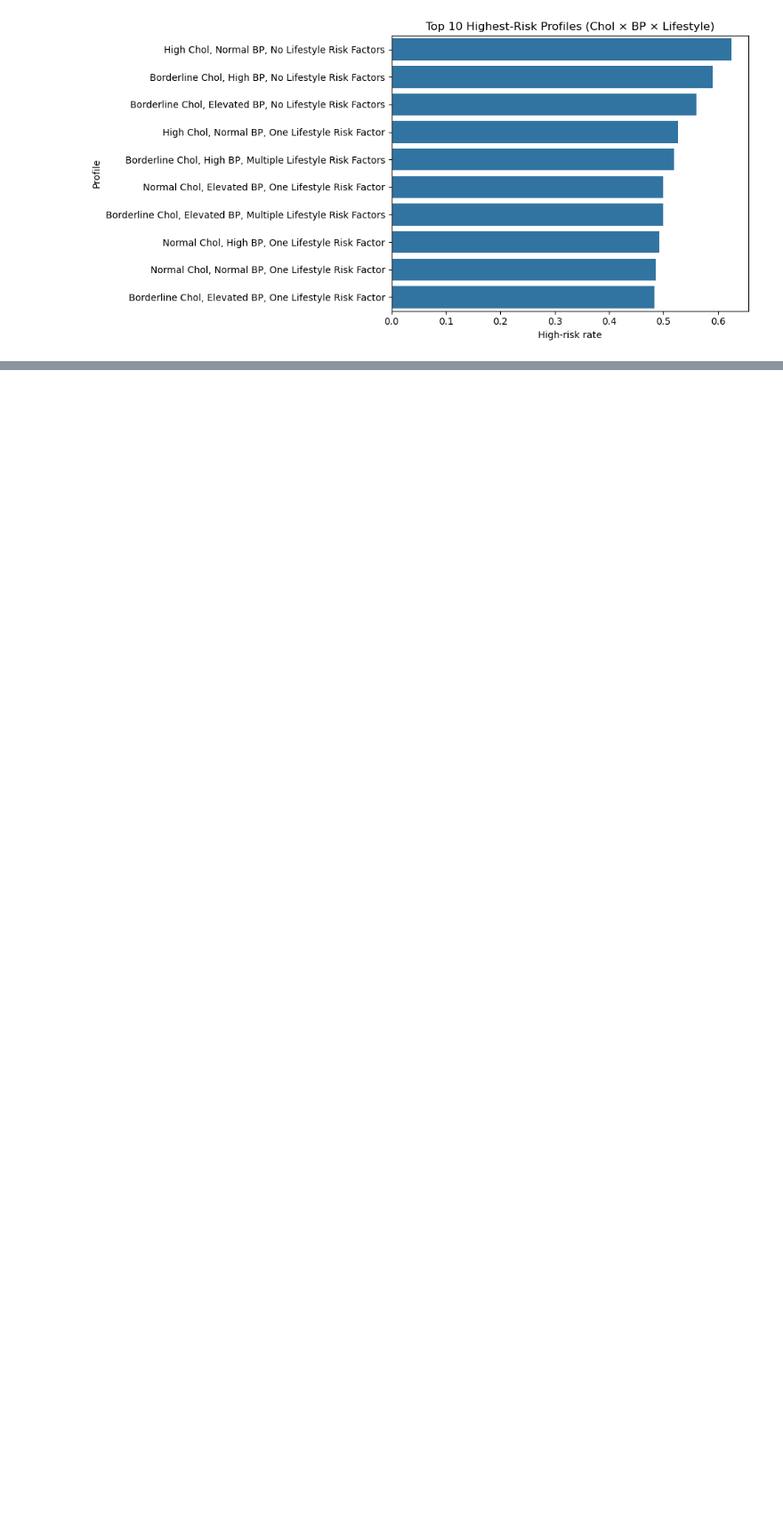
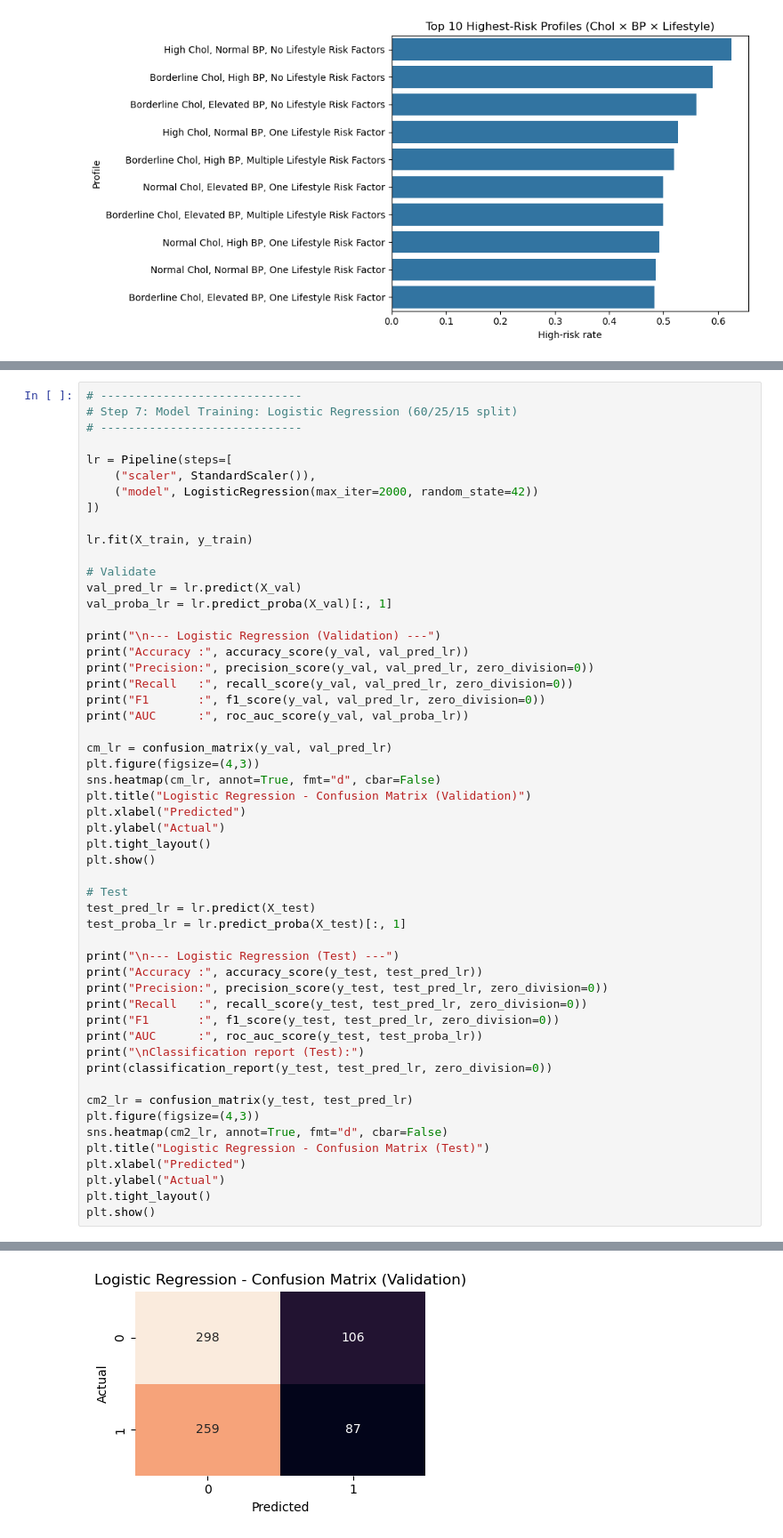
Before and after one commit to kiranal/Capstone-Project, a Jupyter notebook: Heart.ipynb, the cells around one changed output, grey strips where cells are left out. Shown at 89% size. Saved outputs shown, nothing was run; the diff lists cells and outputs as text; blank space fills up the shorter version.

Commit message:
Finalize code and report
finalize the code after through self review and update the readme.md

```diff
--- a/Heart.ipynb
+++ b/Heart.ipynb
@@ -425,0 +461,54 @@ weighted avg       0.44      0.53      0.38       450
+# %%
+# -----------------------------
+# Step 7: Model Training: Logistic Regression (60/25/15 split)
+# -----------------------------
+
+lr = Pipeline(steps=[
+    ("scaler", StandardScaler()),
+    ("model", LogisticRegression(max_iter=2000, random_state=42))
+])
+
+lr.fit(X_train, y_train)
+
+# Validate
+val_pred_lr = lr.predict(X_val)
+val_proba_lr = lr.predict_proba(X_val)[:, 1]
+
+print("\n--- Logistic Regression (Validation) ---")
+print("Accuracy :", accuracy_score(y_val, val_pred_lr))
+print("Precision:", precision_score(y_val, val_pred_lr, zero_division=0))
+print("Recall   :", recall_score(y_val, val_pred_lr, zero_division=0))
+print("F1       :", f1_score(y_val, val_pred_lr, zero_division=0))
+print("AUC      :", roc_auc_score(y_val, val_proba_lr))
+
+cm_lr = confusion_matrix(y_val, val_pred_lr)
+plt.figure(figsize=(4,3))
+sns.heatmap(cm_lr, annot=True, fmt="d", cbar=False)
+plt.title("Logistic Regression - Confusion Matrix (Validation)")
+plt.xlabel("Predicted")
+plt.ylabel("Actual")
+plt.tight_layout()
+plt.show()
+
+# Test
+test_pred_lr = lr.predict(X_test)
+test_proba_lr = lr.predict_proba(X_test)[:, 1]
+
+print("\n--- Logistic Regression (Test) ---")
+print("Accuracy :", accuracy_score(y_test, test_pred_lr))
+print("Precision:", precision_score(y_test, test_pred_lr, zero_division=0))
+print("Recall   :", recall_score(y_test, test_pred_lr, zero_division=0))
+print("F1       :", f1_score(y_test, test_pred_lr, zero_division=0))
+print("AUC      :", roc_auc_score(y_test, test_proba_lr))
+print("\nClassification report (Test):")
+print(classification_report(y_test, test_pred_lr, zero_division=0))
+
+cm2_lr = confusion_matrix(y_test, test_pred_lr)
+plt.figure(figsize=(4,3))
+sns.heatmap(cm2_lr, annot=True, fmt="d", cbar=False)
+plt.title("Logistic Regression - Confusion Matrix (Test)")
+plt.xlabel("Predicted")
+plt.ylabel("Actual")
+plt.tight_layout()
+plt.show()
+# %% [output]
@@ -425,0 +521 @@ weighted avg       0.44      0.53      0.38       450
+[figure, added]
```
Also changed, not shown: parts of 25 cells of this notebook, 1 other file.
